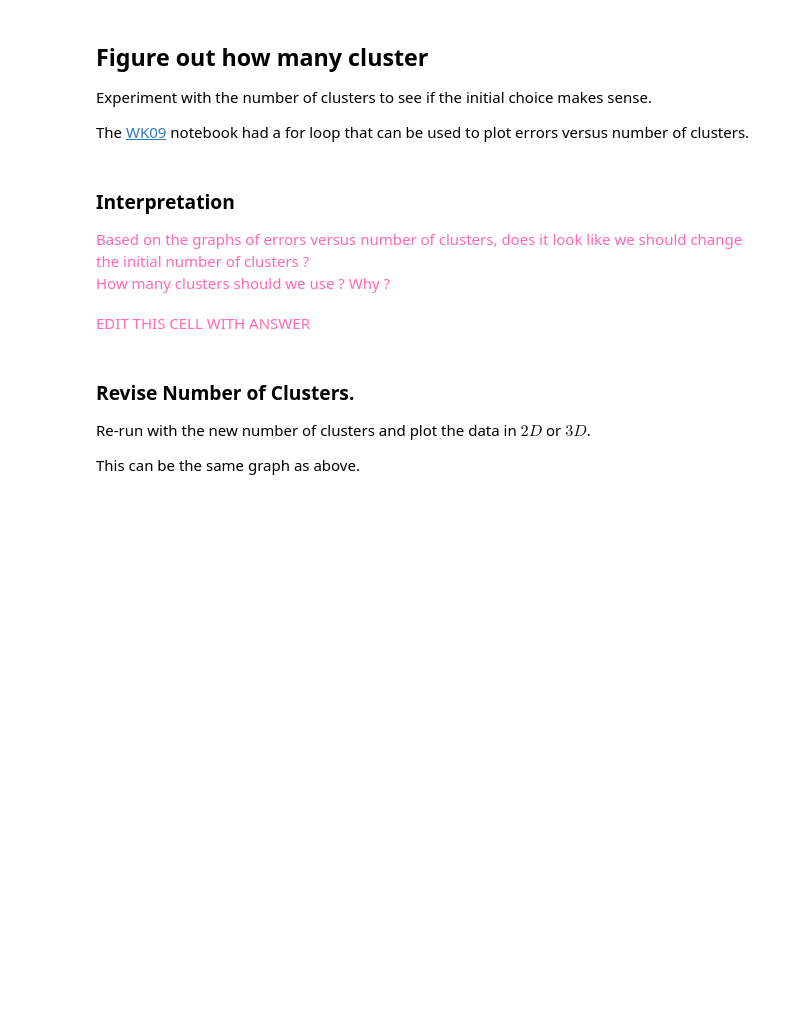
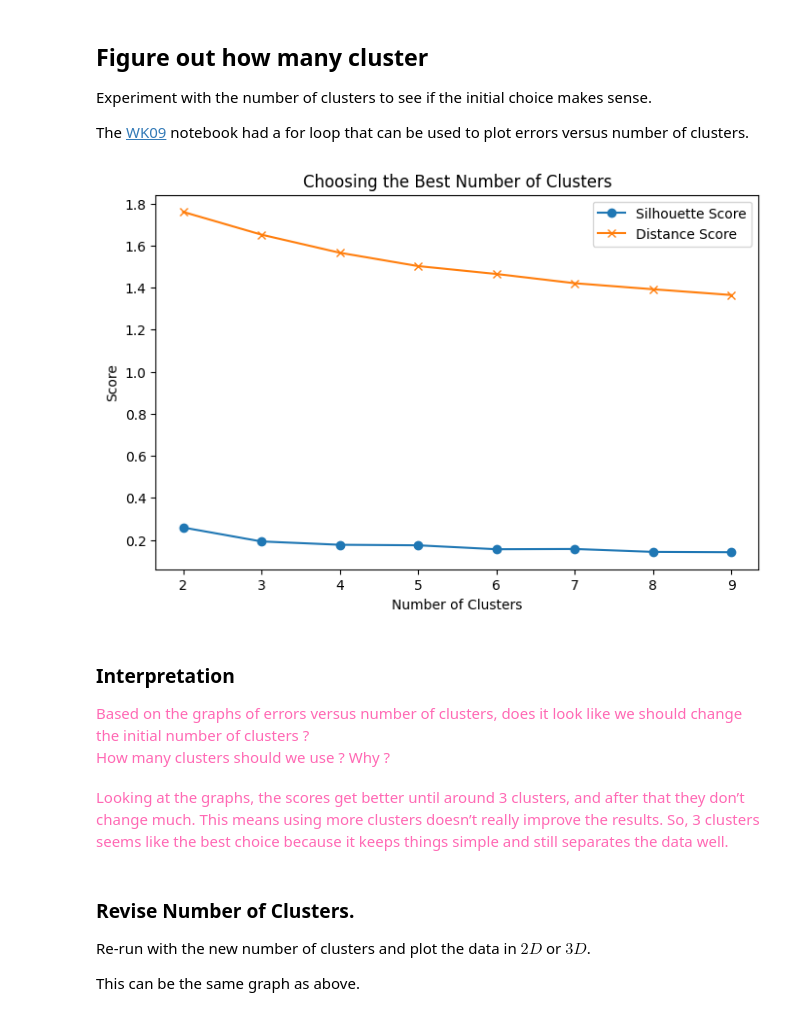
Before and after one commit to DT-ML-FA25/Homework09, a Jupyter notebook: Homework09.ipynb, the cells around one changed output. Cells and saved outputs as stored; diff of their text form; code cells hidden in the pictures; blank space fills up the shorter version.

```diff
--- a/Homework09.ipynb
+++ b/Homework09.ipynb
@@ -113,3 +176,28 @@ The [WK09](https://github.com/PSAM-5020-2025F-A/WK09) notebook had a for loop th
+# %%
+## Plot errors and pick how many cluster
+sil_scores = []
+dist_scores = []
+cluster_range = range(2, 10)
+
+for k in cluster_range:
+    kmeans = KMeans(n_clusters=k, random_state=42)
+    labels = kmeans.fit_predict(ansur_features.drop("cluster", axis=1, errors="ignore"))
+    sil = silhouette_score(ansur_features.drop("cluster", axis=1, errors="ignore"), labels)
+    dist = distance_score(ansur_features.drop("cluster", axis=1, errors="ignore"), labels)
+
+    sil_scores.append(sil)
+    dist_scores.append(dist)
+
+plt.figure(figsize=(8,5))
+plt.plot(cluster_range, sil_scores, marker='o', label="Silhouette Score")
+plt.plot(cluster_range, dist_scores, marker='x', label="Distance Score")
+plt.xlabel("Number of Clusters")
+plt.ylabel("Score")
+plt.title("Choosing the Best Number of Clusters")
+plt.legend()
+plt.show()
+# %% [output]
+[figure, added]
 # %% [markdown]
 ### Interpretation
 
@@ -117,8 +205,9 @@ The [WK09](https://github.com/PSAM-5020-2025F-A/WK09) notebook had a for loop th
 Based on the graphs of errors versus number of clusters, does it look like we should change the initial number of clusters ?<br>
 How many clusters should we use ? Why ?
 </span>
-# %% [markdown]
-<span style="color:hotpink;">EDIT THIS CELL WITH ANSWER</span>
+# %% [markdown]
+<span style="color:hotpink;">Looking at the graphs, the scores get better until around 3 clusters, and after that they don’t change much. This means using more clusters doesn’t really improve the results. So, 3 clusters seems like the best choice because it keeps things simple and still separates the data well.
+</span>
 # %% [markdown]
 ### Revise Number of Clusters.
 
```
Also changed, not shown: parts of 19 cells of this notebook.
